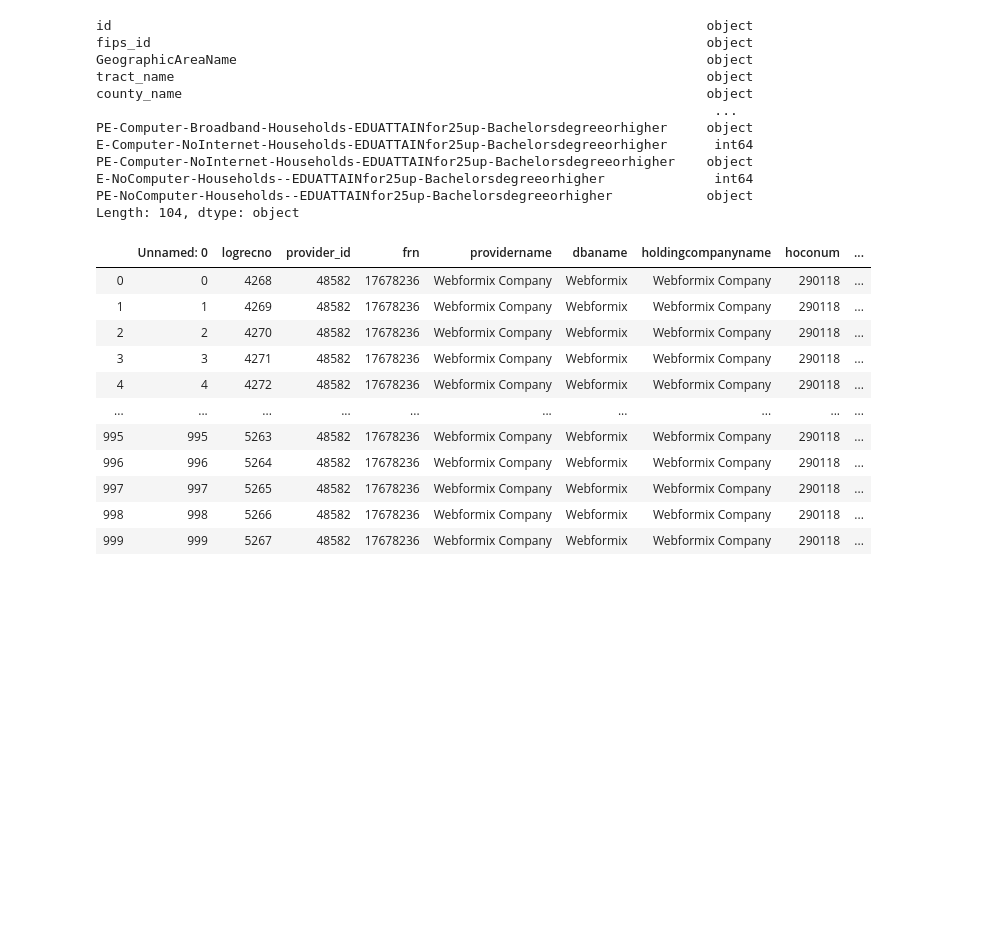
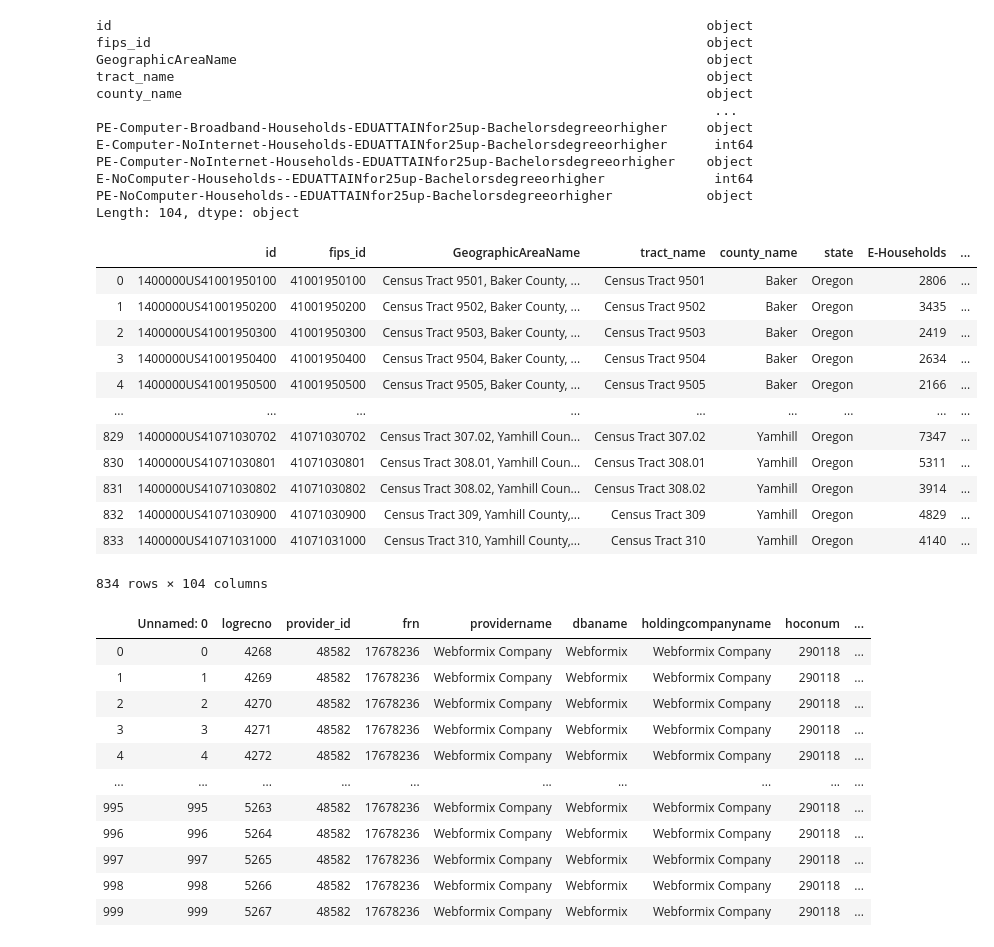
Before and after one commit to lnicholsonmesm/badass-lady-gang, a Jupyter notebook: Workspaces/Laura/LauraSQL.ipynb, the cells around one changed output. Saved outputs shown, nothing was run; the diff lists cells and outputs as text; code cells hidden in the pictures; blank space fills up the shorter version.

```diff
--- a/Workspaces/Laura/LauraSQL.ipynb
+++ b/Workspaces/Laura/LauraSQL.ipynb
@@ -175,6 +183,22 @@ PE-Computer-NoInternet-Households-EDUATTAINfor25up-Bachelorsdegreeorhigher    ob
 E-NoComputer-Households--EDUATTAINfor25up-Bachelorsdegreeorhigher              int64
 PE-NoComputer-Households--EDUATTAINfor25up-Bachelorsdegreeorhigher            object
 Length: 104, dtype: object
+# %%
+df
+# %% [output]
+|  | id | fips_id | GeographicAreaName | tract_name | county_name | state | E-Households | ... |
+| 0 | 1400000US41001950100 | 41001950100 | Census Tract 9501, Baker County, ... | Census Tract 9501 | Baker | Oregon | 2806 | ... |
+| 1 | 1400000US41001950200 | 41001950200 | Census Tract 9502, Baker County, ... | Census Tract 9502 | Baker | Oregon | 3435 | ... |
+| 2 | 1400000US41001950300 | 41001950300 | Census Tract 9503, Baker County, ... | Census Tract 9503 | Baker | Oregon | 2419 | ... |
+| 3 | 1400000US41001950400 | 41001950400 | Census Tract 9504, Baker County, ... | Census Tract 9504 | Baker | Oregon | 2634 | ... |
+| 4 | 1400000US41001950500 | 41001950500 | Census Tract 9505, Baker County, ... | Census Tract 9505 | Baker | Oregon | 2166 | ... |
+| ... | ... | ... | ... | ... | ... | ... | ... | ... |
+| 829 | 1400000US41071030702 | 41071030702 | Census Tract 307.02, Yamhill Coun... | Census Tract 307.02 | Yamhill | Oregon | 7347 | ... |
+| 830 | 1400000US41071030801 | 41071030801 | Census Tract 308.01, Yamhill Coun... | Census Tract 308.01 | Yamhill | Oregon | 5311 | ... |
+| 831 | 1400000US41071030802 | 41071030802 | Census Tract 308.02, Yamhill Coun... | Census Tract 308.02 | Yamhill | Oregon | 3914 | ... |
+| 832 | 1400000US41071030900 | 41071030900 | Census Tract 309, Yamhill County,... | Census Tract 309 | Yamhill | Oregon | 4829 | ... |
+| 833 | 1400000US41071031000 | 41071031000 | Census Tract 310, Yamhill County,... | Census Tract 310 | Yamhill | Oregon | 4140 | ... |
+834 rows × 104 columns
 # %%
 fcc = pd.read_csv("fcc_data.csv")
 fcc
```
Also changed, not shown: parts of 5 cells of this notebook, 13 other files.
